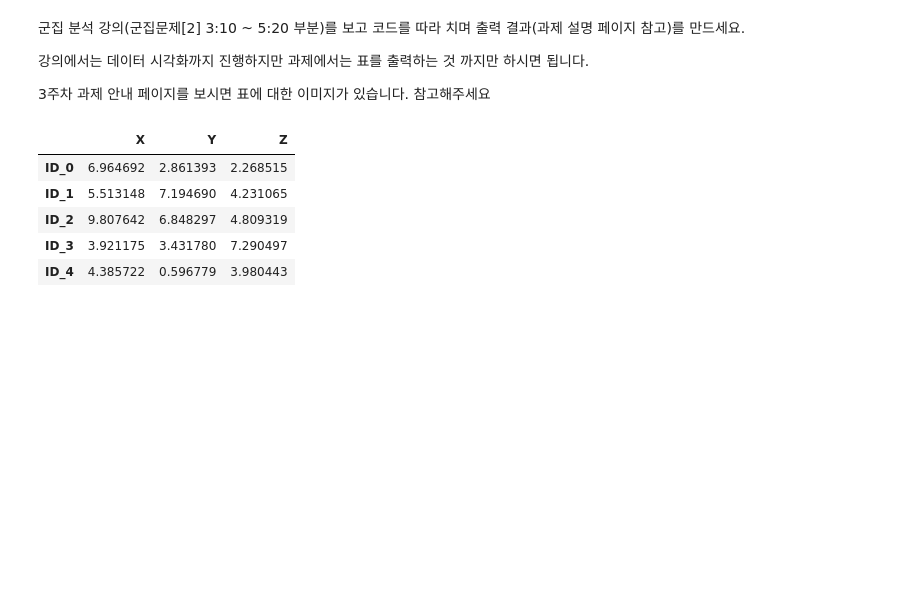
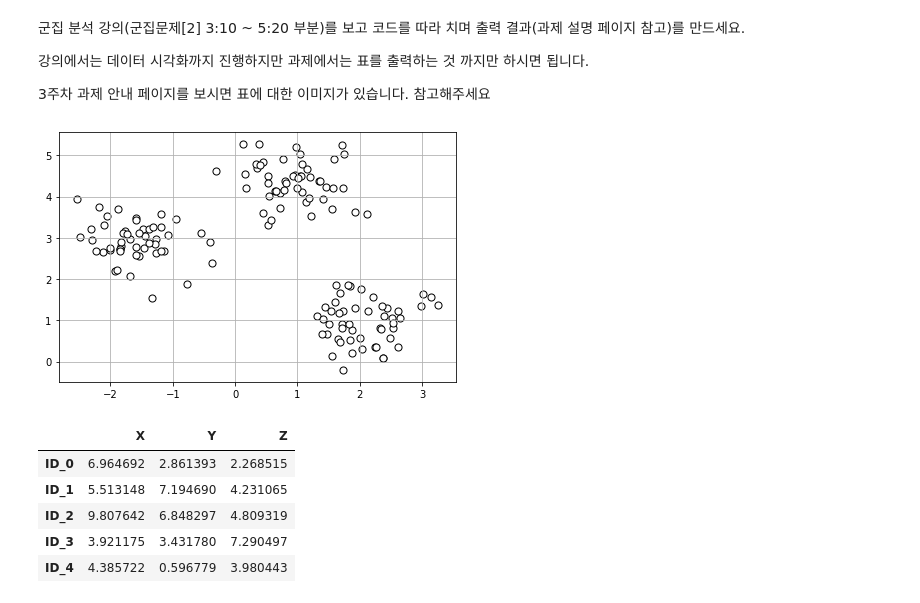
Before and after one commit to Dark0Ship/AIacademy, a Jupyter notebook: 사관학교_3주차_과제.ipynb, the cells around one changed output. Drawn from its saved outputs; the diff is of its cells as text; code cells hidden in the pictures; blank space fills up the shorter version.

```diff
--- a/사관학교_3주차_과제.ipynb
+++ b/사관학교_3주차_과제.ipynb
@@ -28,0 +31,6 @@
+# %%
+X,y = make_blobs(n_samples=150,
+                 n_features = 2,
+                 cluster_std = 0.5,
+                 shuffle = True,
+                 random_state=0)
@@ -29,2 +39,14 @@
+# %%
+plt.scatter(X[:,0],
+            X[:,1],
+            c='white',
+            marker = 'o',
+            edgecolor = 'black',
+            s = 50)
+plt.grid()
+plt.tight_layout()
+plt.show()
+# %% [output]
+[figure, added]
 # %%
 import numpy as np
```
Also changed, not shown: parts of 7 cells of this notebook.
